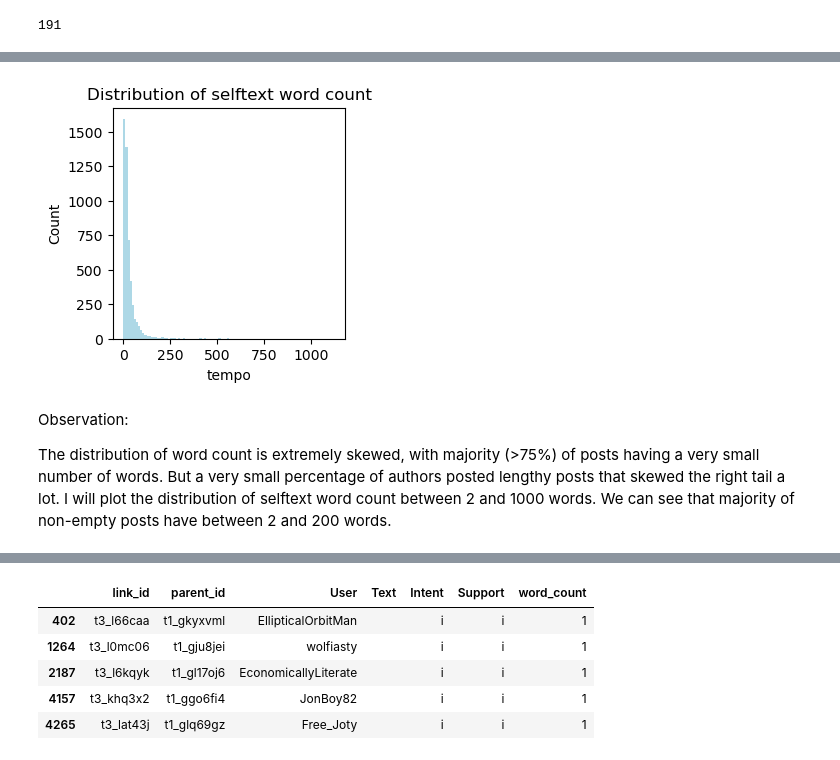
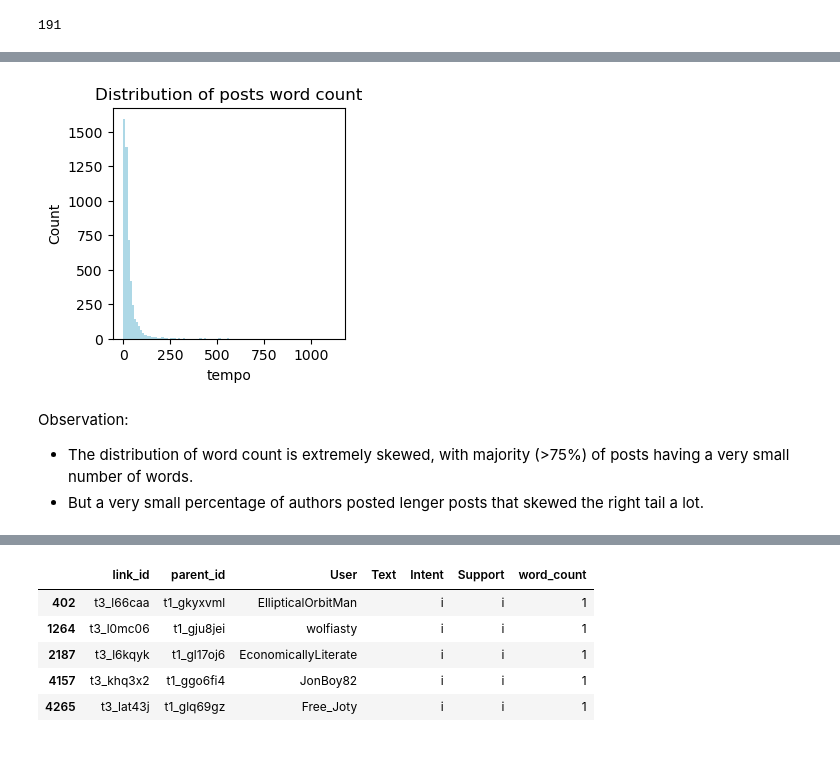
Before and after one commit to lusavkaedu/wallstreetbets, a Jupyter notebook: notebooks/01_Labelled_EDA_cleaning.ipynb, the cells around one changed output, grey strips where cells are left out. Drawn from its saved outputs; the diff is of its cells as text; code cells hidden in the pictures.

```diff
--- a/notebooks/01_Labelled_EDA_cleaning.ipynb
+++ b/notebooks/01_Labelled_EDA_cleaning.ipynb
@@ -246,14 +321,15 @@ Observation:
 # %%
 # Plot a histogram of selftext word counts
 plt.figure(figsize=(3,3))
 df.word_count.hist(bins=100, grid=False, color='lightblue')
-plt.title('Distribution of selftext word count')
+plt.title('Distribution of posts word count')
 plt.xlabel('tempo')
 plt.ylabel('Count')
 plt.show()
 # %% [output]
-[figure, old version]
+[figure, new version]
 # %% [markdown]
 Observation:
 
-The distribution of word count is extremely skewed, with majority (>75%) of posts having a very small number of words.  But a very small percentage of authors posted lengthy posts that skewed the right tail a lot. I will plot the distribution of selftext word count between 2 and 1000 words. We can see that majority of non-empty posts have between 2 and 200 words.
+* The distribution of word count is extremely skewed, with majority (>75%) of posts having a very small number of words.
+* But a very small percentage of authors posted lenger posts that skewed the right tail a lot.
```
Also changed, not shown: parts of 43 cells of this notebook.
